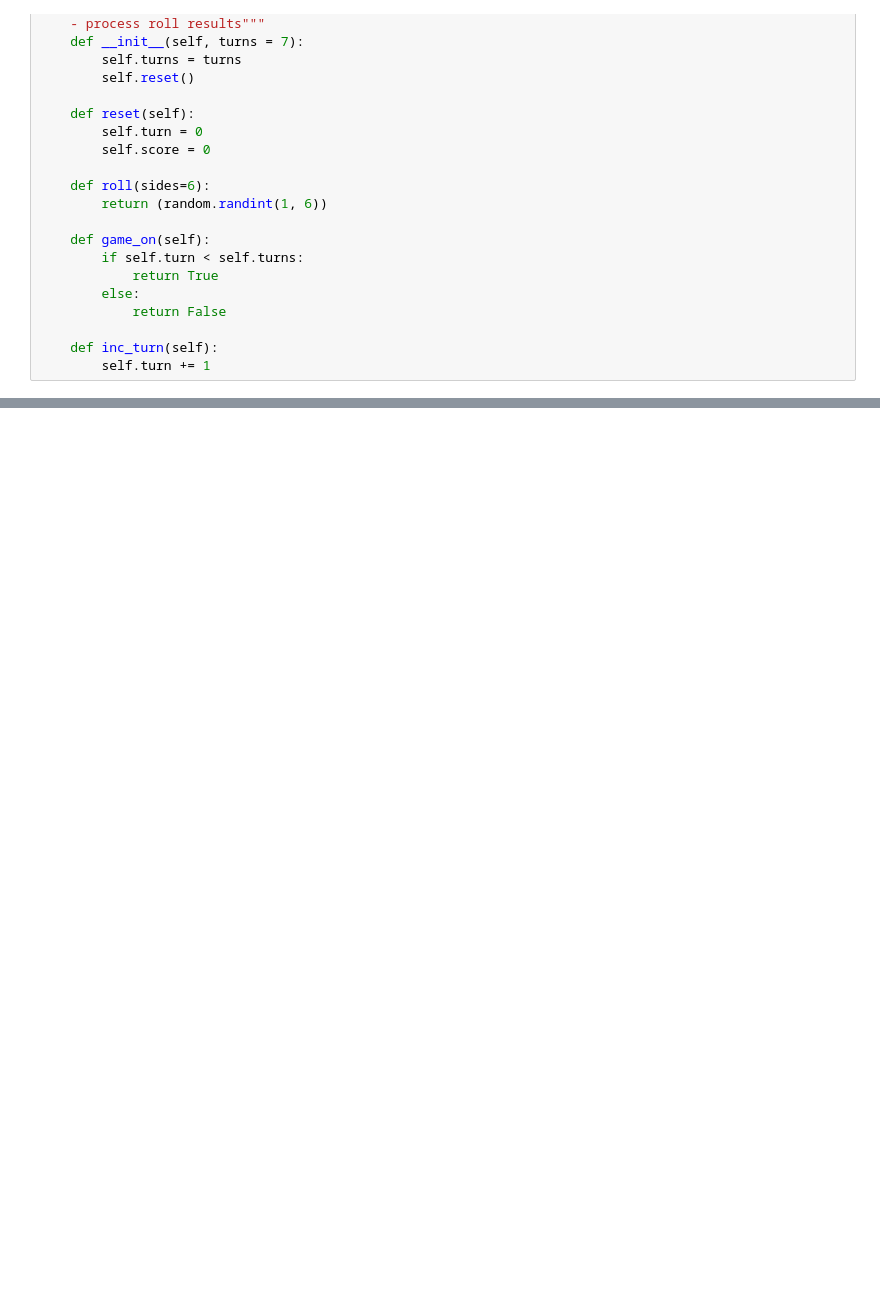
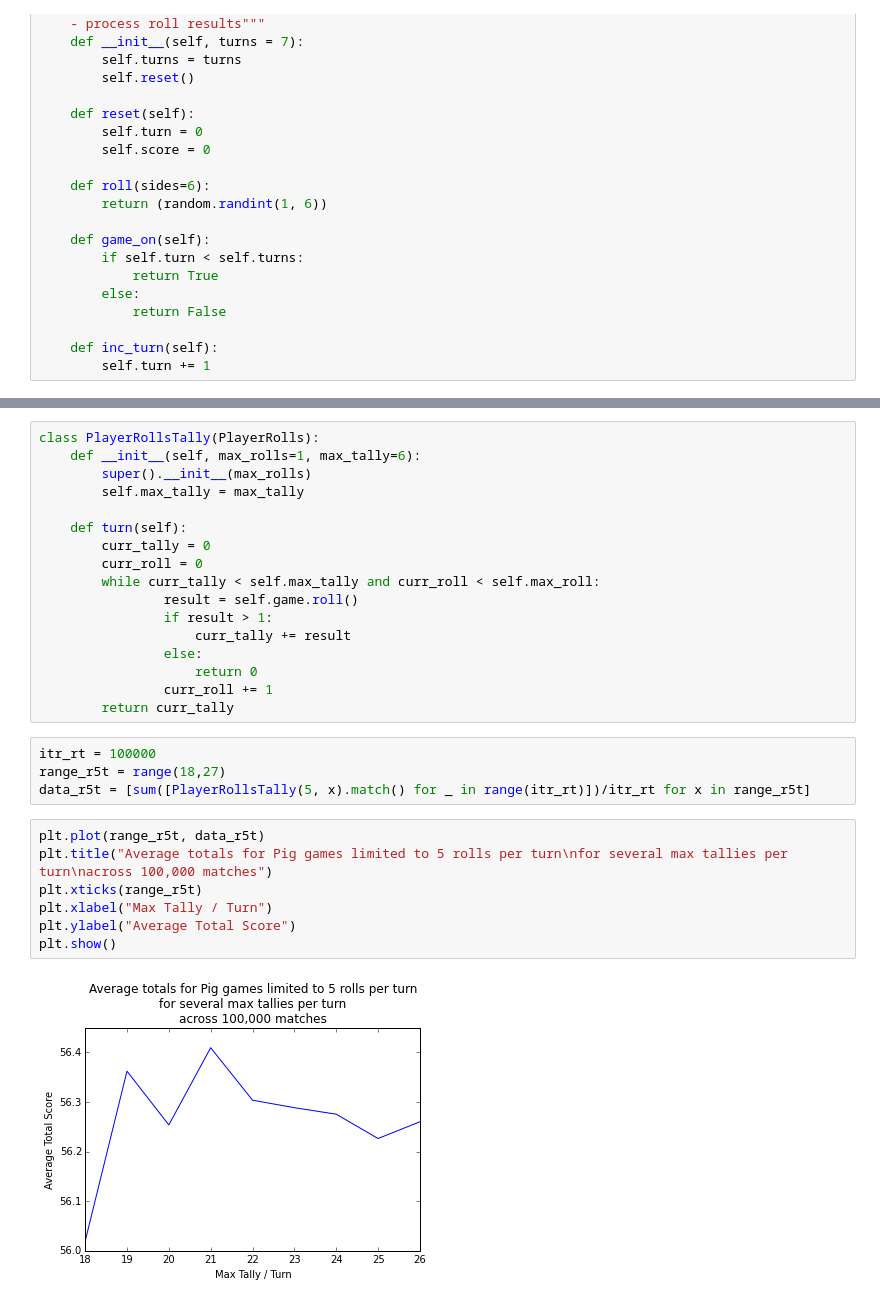
Before and after one commit to JonathanFrederick/ultimate-pig, a Jupyter notebook: pig.ipynb, the cells around one changed output, grey strips where cells are left out. Cells and saved outputs as stored; diff of their text form; blank space fills up the shorter version.

```diff
--- a/pig.ipynb
+++ b/pig.ipynb
@@ -86,0 +157,30 @@ print(data)
+# %%
+class PlayerRollsTally(PlayerRolls):
+    def __init__(self, max_rolls=1, max_tally=6):
+        super().__init__(max_rolls)
+        self.max_tally = max_tally
+
+    def turn(self):
+        curr_tally = 0
+        curr_roll = 0
+        while curr_tally < self.max_tally and curr_roll < self.max_roll:
+                result = self.game.roll()
+                if result > 1:
+                    curr_tally += result
+                else:
+                    return 0
+                curr_roll += 1
+        return curr_tally
+# %%
+itr_rt = 100000
+range_r5t = range(18,27)
+data_r5t = [sum([PlayerRollsTally(5, x).match() for _ in range(itr_rt)])/itr_rt for x in range_r5t]
+# %%
+plt.plot(range_r5t, data_r5t)
+plt.title("Average totals for Pig games limited to 5 rolls per turn\nfor several max tallies per turn\nacross 100,000 matches")
+plt.xticks(range_r5t)
+plt.xlabel("Max Tally / Turn")
+plt.ylabel("Average Total Score")
+plt.show()
+# %% [output]
+[figure, added]
```
Also changed, not shown: parts of 14 cells of this notebook.
